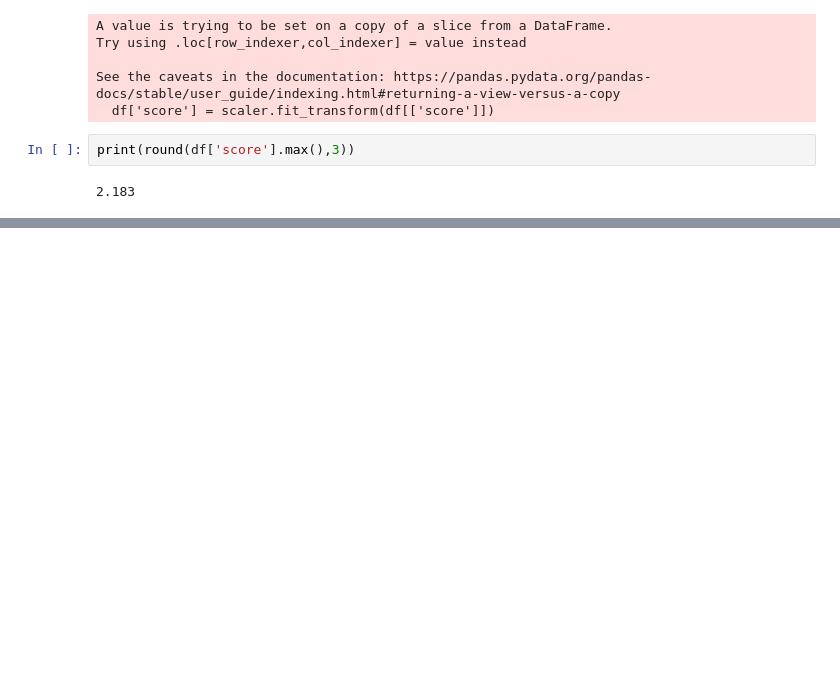
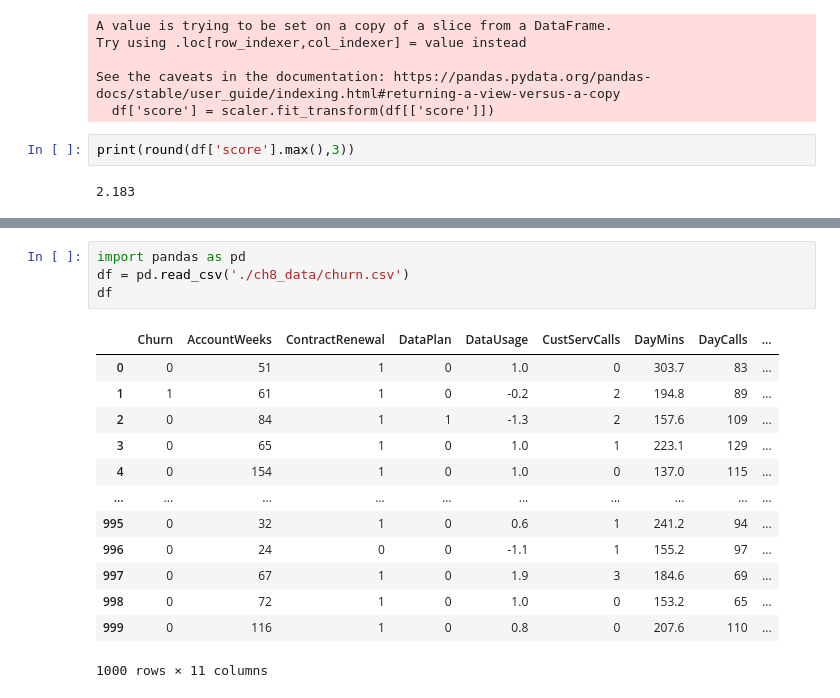
Before and after one commit to rlgus3351/-BigDataAnalyst, a Jupyter notebook: ch4/ch2.ipynb, the cells around one changed output, grey strips where cells are left out. Cells and saved outputs as stored; diff of their text form; blank space fills up the shorter version.

```diff
--- a/ch4/ch2.ipynb
+++ b/ch4/ch2.ipynb
@@ -1533,0 +2161,18 @@ print(round(df['score'].max(),3))
+# %%
+import pandas as pd
+df = pd.read_csv('./ch8_data/churn.csv')
+df
+# %% [output]
+|  | Churn | AccountWeeks | ContractRenewal | DataPlan | DataUsage | CustServCalls | DayMins | DayCalls | ... |
+| 0 | 0 | 51 | 1 | 0 | 1.0 | 0 | 303.7 | 83 | ... |
+| 1 | 1 | 61 | 1 | 0 | -0.2 | 2 | 194.8 | 89 | ... |
+| 2 | 0 | 84 | 1 | 1 | -1.3 | 2 | 157.6 | 109 | ... |
+| 3 | 0 | 65 | 1 | 0 | 1.0 | 1 | 223.1 | 129 | ... |
+| 4 | 0 | 154 | 1 | 0 | 1.0 | 0 | 137.0 | 115 | ... |
+| ... | ... | ... | ... | ... | ... | ... | ... | ... | ... |
+| 995 | 0 | 32 | 1 | 0 | 0.6 | 1 | 241.2 | 94 | ... |
+| 996 | 0 | 24 | 0 | 0 | -1.1 | 1 | 155.2 | 97 | ... |
+| 997 | 0 | 67 | 1 | 0 | 1.9 | 3 | 184.6 | 69 | ... |
+| 998 | 0 | 72 | 1 | 0 | 1.0 | 0 | 153.2 | 65 | ... |
+| 999 | 0 | 116 | 1 | 0 | 0.8 | 0 | 207.6 | 110 | ... |
+1000 rows × 11 columns
```
Also changed, not shown: parts of 92 cells of this notebook, 15 other files.
